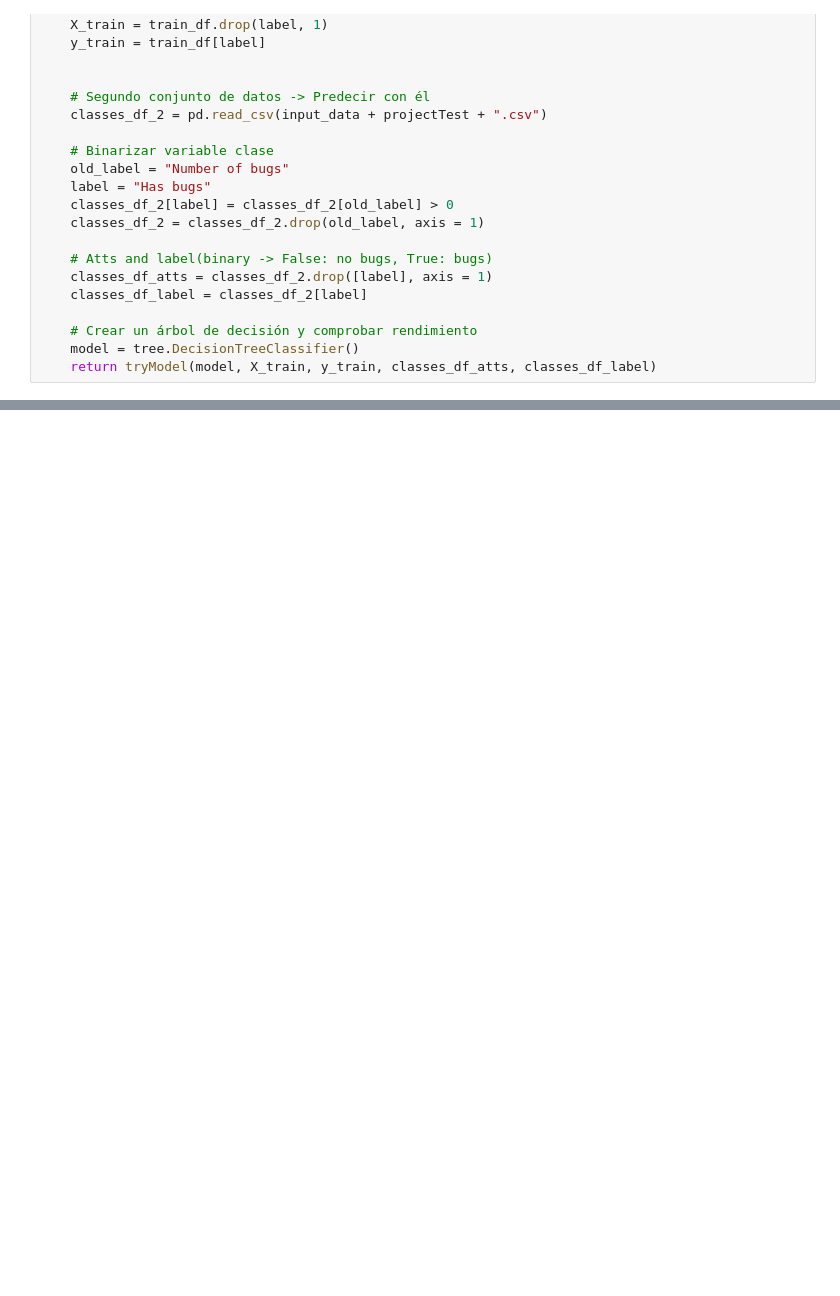
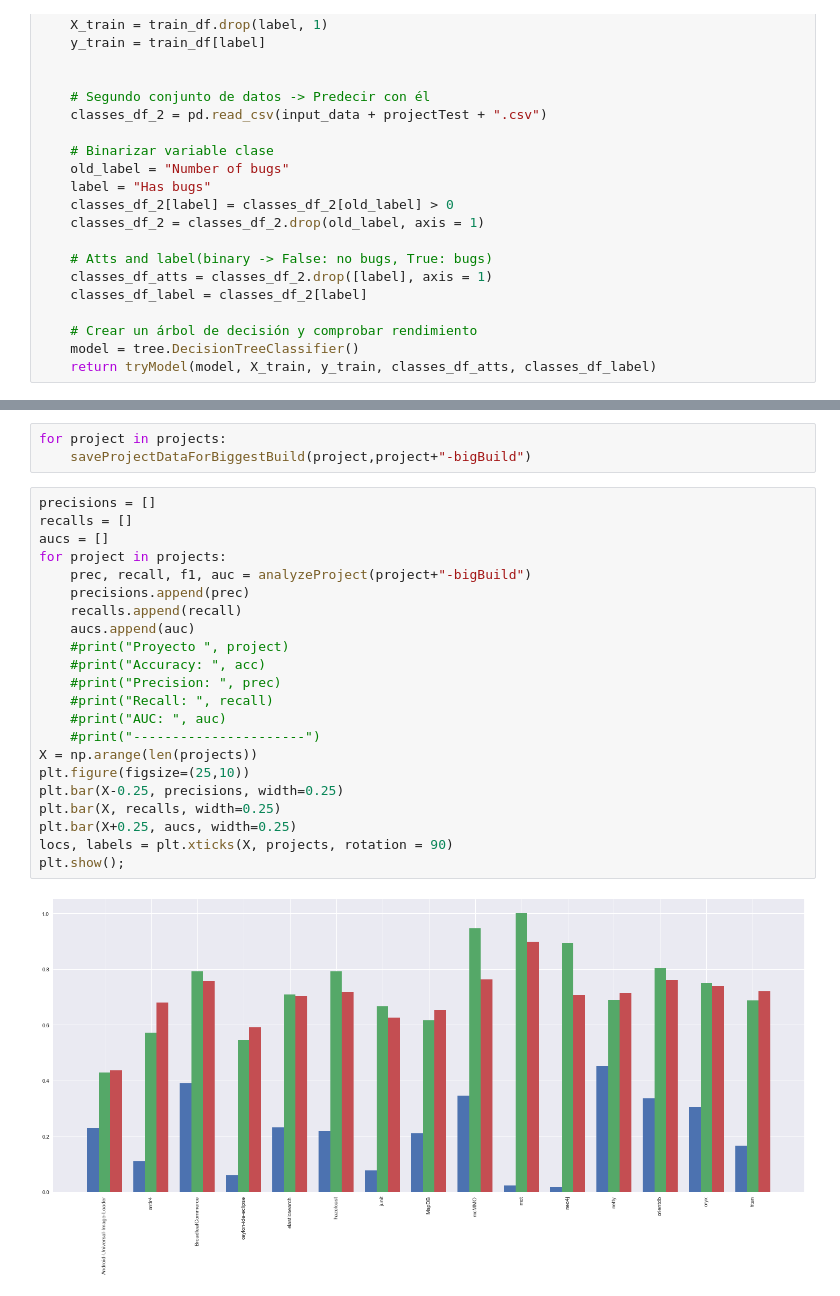
Before and after one commit to Diego-SA/tfm, a Jupyter notebook: Modelo de predicción/Creación modelo - definitivo.ipynb, the cells around one changed output, grey strips where cells are left out. Cells and saved outputs as stored; diff of their text form; blank space fills up the shorter version.

Commit message:
#50 FIX en la gráfica anterior y añadido estudio por build

```diff
--- a/Modelo de predicción/Creación modelo - definitivo.ipynb
+++ b/Modelo de predicción/Creación modelo - definitivo.ipynb
@@ -760,0 +830,27 @@ trainProjectForAnother("antlr4", "BroadleafCommerce")
+# %%
+for project in projects:
+    saveProjectDataForBiggestBuild(project,project+"-bigBuild")
+# %%
+precisions = []
+recalls = []
+aucs = []
+for project in projects:
+    prec, recall, f1, auc = analyzeProject(project+"-bigBuild")
+    precisions.append(prec)
+    recalls.append(recall)
+    aucs.append(auc)
+    #print("Proyecto ", project)
+    #print("Accuracy: ", acc)
+    #print("Precision: ", prec)
+    #print("Recall: ", recall)
+    #print("AUC: ", auc)
+    #print("----------------------")
+X = np.arange(len(projects))
+plt.figure(figsize=(25,10))
+plt.bar(X-0.25, precisions, width=0.25)
+plt.bar(X, recalls, width=0.25)
+plt.bar(X+0.25, aucs, width=0.25)
+locs, labels = plt.xticks(X, projects, rotation = 90)
+plt.show();
+# %% [output]
+[figure, added]
```
Also changed, not shown: parts of 11 cells of this notebook, 15 other files.
